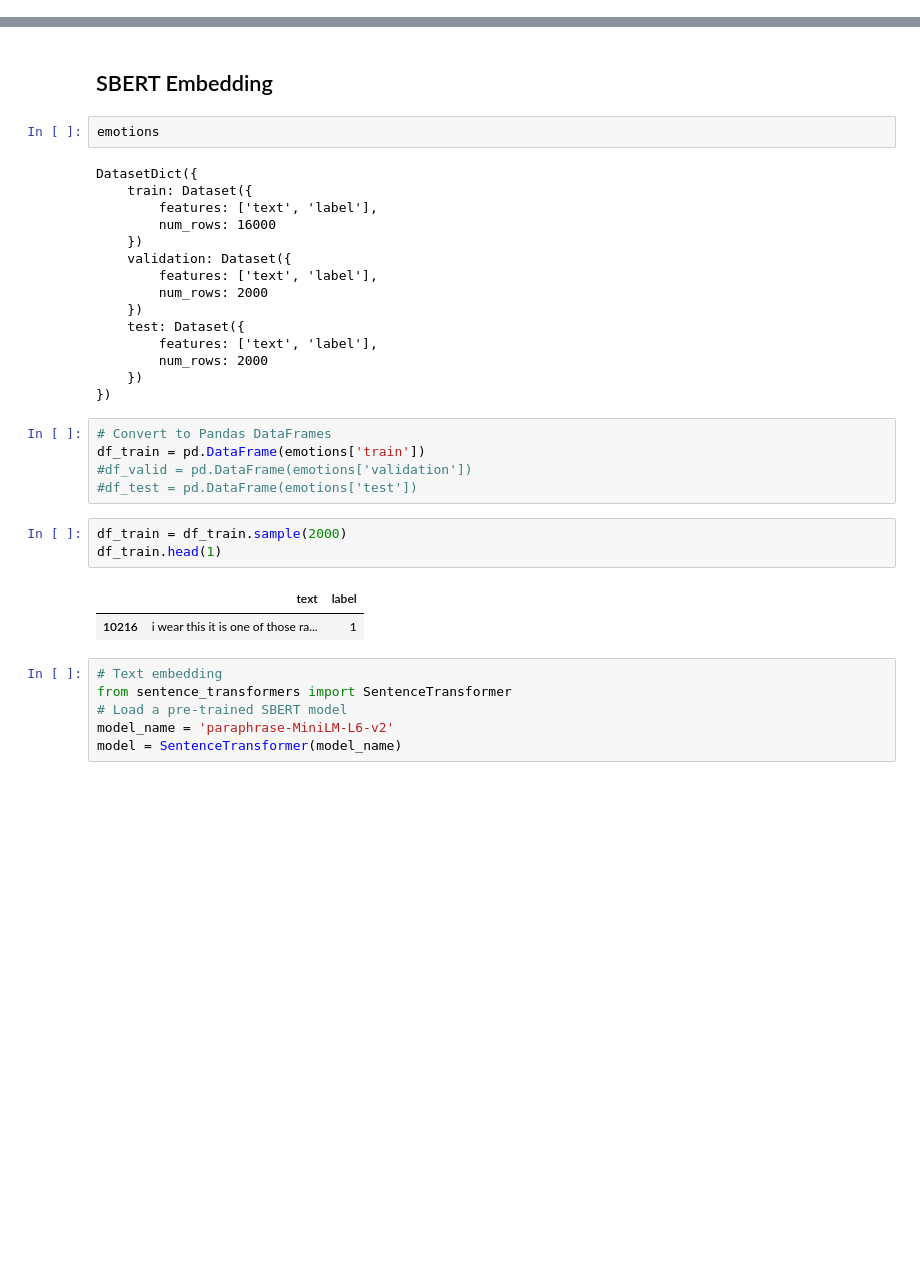
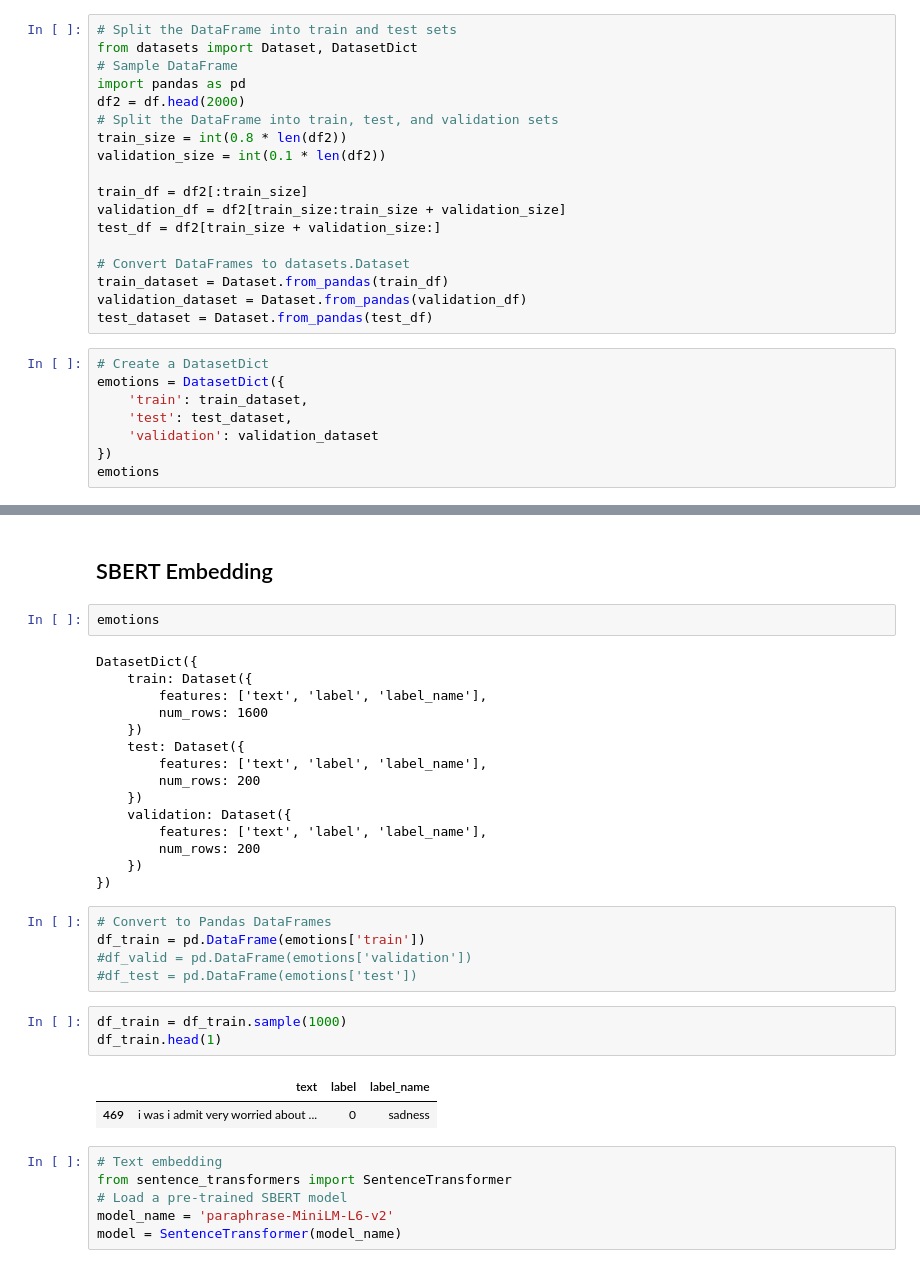
Before and after one commit to inkri/NaturalLanguage-Processing, a Jupyter notebook: LLM_emotion_detector.ipynb, the cells around one changed output, grey strips where cells are left out. Saved outputs shown, nothing was run; the diff lists cells and outputs as text; blank space fills up the shorter version.

```diff
--- a/LLM_emotion_detector.ipynb
+++ b/LLM_emotion_detector.ipynb
@@ -72,3 +62,29 @@ df.head()
 | 2 | im grabbing a minute to post i fe... | 3 | anger |
 | 3 | i am ever feeling nostalgic about... | 2 | love |
 | 4 | i am feeling grouchy | 3 | anger |
+# %%
+# Split the DataFrame into train and test sets
+from datasets import Dataset, DatasetDict
+# Sample DataFrame
+import pandas as pd
+df2 = df.head(2000)
+# Split the DataFrame into train, test, and validation sets
+train_size = int(0.8 * len(df2))
+validation_size = int(0.1 * len(df2))
+
+train_df = df2[:train_size]
+validation_df = df2[train_size:train_size + validation_size]
+test_df = df2[train_size + validation_size:]
+
+# Convert DataFrames to datasets.Dataset
+train_dataset = Dataset.from_pandas(train_df)
+validation_dataset = Dataset.from_pandas(validation_df)
+test_dataset = Dataset.from_pandas(test_df)
+# %%
+# Create a DatasetDict
+emotions = DatasetDict({
+    'train': train_dataset,
+    'test': test_dataset,
+    'validation': validation_dataset
+})
+emotions
@@ -185,16 +218,16 @@ emotions
 # %% [output]
 DatasetDict({
     train: Dataset({
-        features: ['text', 'label'],
-        num_rows: 16000
+        features: ['text', 'label', 'label_name'],
+        num_rows: 1600
+    })
+    test: Dataset({
+        features: ['text', 'label', 'label_name'],
+        num_rows: 200
     })
     validation: Dataset({
-        features: ['text', 'label'],
-        num_rows: 2000
-    })
-    test: Dataset({
-        features: ['text', 'label'],
-        num_rows: 2000
+        features: ['text', 'label', 'label_name'],
+        num_rows: 200
     })
 })
 # %%
@@ -203,11 +236,11 @@ df_train = pd.DataFrame(emotions['train'])
 #df_valid = pd.DataFrame(emotions['validation'])
 #df_test = pd.DataFrame(emotions['test'])
 # %%
-df_train = df_train.sample(2000)
+df_train = df_train.sample(1000)
 df_train.head(1)
 # %% [output]
-|  | text | label |
-| 10216 | i wear this it is one of those ra... | 1 |
+|  | text | label | label_name |
+| 469 | i was i admit very worried about ... | 0 | sadness |
 # %%
 # Text embedding
 from sentence_transformers import SentenceTransformer
```
Also changed, not shown: parts of 38 cells of this notebook.
